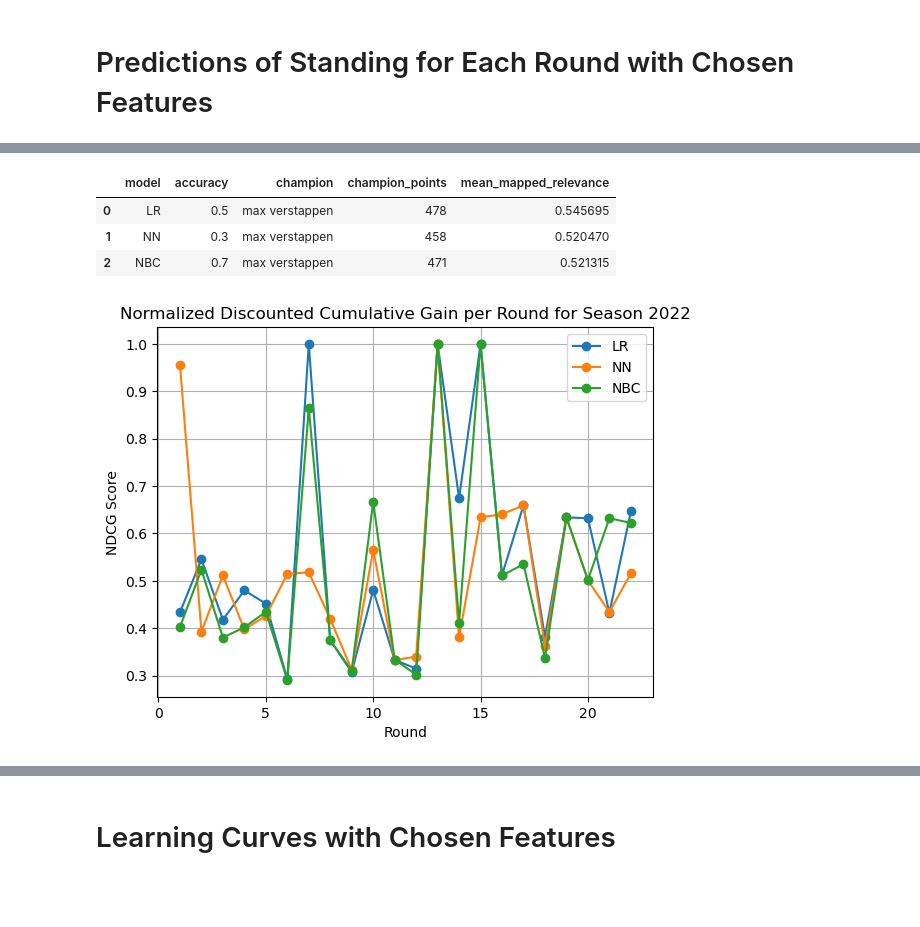
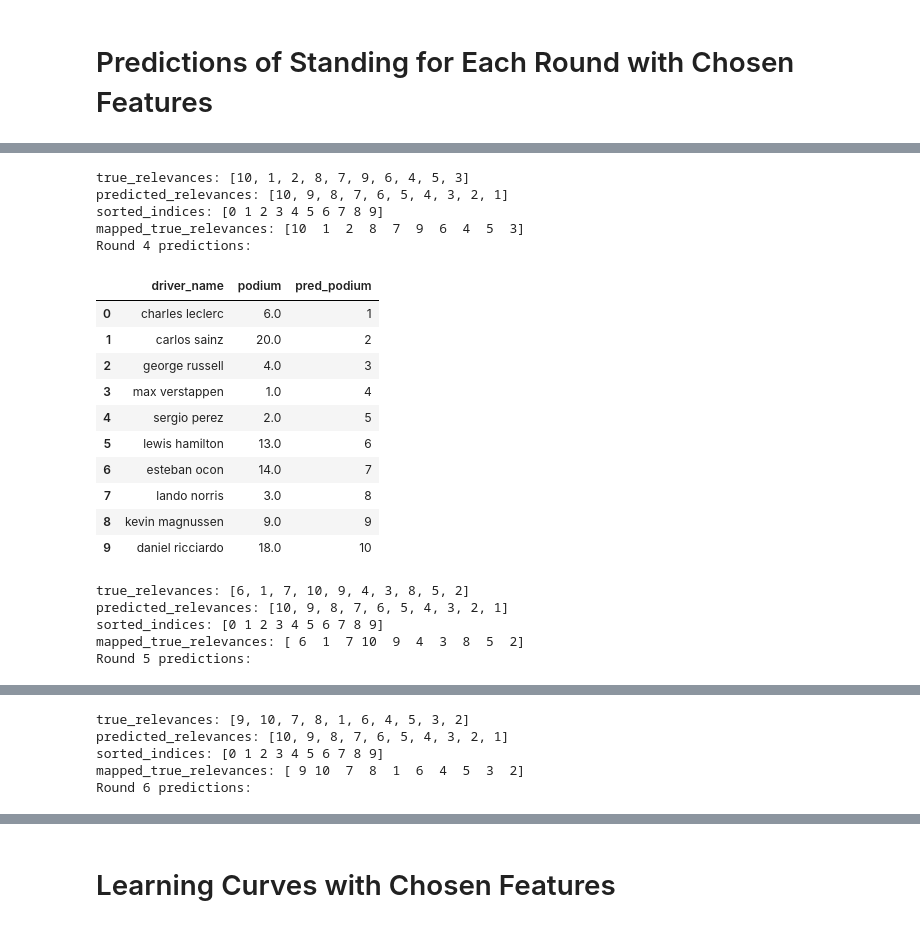
Before and after one commit to MauriceChiu7/573-f1, a Jupyter notebook: f1_models.ipynb, the cells around one changed output, grey strips where cells are left out. Saved outputs shown, nothing was run; the diff lists cells and outputs as text; code cells hidden in the pictures; blank space fills up the shorter version.

```diff
--- a/f1_models.ipynb
+++ b/f1_models.ipynb
@@ -83,8 +83,13 @@ def calculate_ndcg(relevances, p):
     return dcg / idcg if idcg != 0 else 0
 
 def map_true_relevances_to_predicted_order(true_relevances, predicted_relevances):
+    print(f"true_relevances: {true_relevances}")
+    print(f"predicted_relevances: {predicted_relevances}")
     sorted_indices = np.argsort(predicted_relevances)[::-1]
+    print(f"sorted_indices: {sorted_indices}")
+
     mapped_true_relevances = np.array(true_relevances)[sorted_indices]
+    print(f"mapped_true_relevances: {mapped_true_relevances}")
     return mapped_true_relevances
 
 #Finding season winners based on points
@@ -94,6 +99,14 @@ def assign_points(df):
     df['predicted_points'] = df.groupby('round').cumcount() + 1
     df['predicted_points'] = df['predicted_points'].map(points_system).fillna(0)
     return df
+
+def assign_relevance(values):
+    # Sorting the list in ascending order
+    sorted_values = sorted(values)
+    # Assigning points: highest (10) to lowest (1)
+    points = {value: 10 - i for i, value in enumerate(sorted_values)}
+    rel = [points[val] for val in values]
+    return rel
 
 def lr(X_train, y_train, X_test, y_test, output=False):
     scaler = StandardScaler()
@@ -125,8 +138,14 @@ def lr(X_train, y_train, X_test, y_test, output=False):
         round_predictions = round_predictions.reset_index(drop=True)
         round_predictions['pred_podium'] = round_predictions.index + 1
 
-        true_relevances = round_predictions['podium'].tolist()
-        predicted_relevances = round_predictions['pred_podium'].tolist()
+        print(f"Round {r} predictions:")
+        display(round_predictions[['driver_name', 'podium', 'pred_podium']])
+
+        podium_vals = round_predictions['podium'].tolist()
+        podium_vals = [int(val) for val in podium_vals]
+        true_relevances = assign_relevance(podium_vals)
+        predicted_relevances = assign_relevance(round_predictions['pred_podium'].tolist())
+
         # Map true relevances to the order of predicted relevances
         mapped_true_relevances = map_true_relevances_to_predicted_order(true_relevances, predicted_relevances)
         # Calculate NDCG for the mapped true relevances
@@ -185,8 +204,14 @@ def nn(X_train, y_train, X_test, y_test, output=False):
         round_predictions = round_predictions.reset_index(drop=True)
         round_predictions['pred_podium'] = round_predictions.index + 1
 
-        true_relevances = round_predictions['podium'].tolist()
-        predicted_relevances = round_predictions['pred_podium'].tolist()
+        print(f"Round {r} predictions:")
+        display(round_predictions[['driver_name', 'podium', 'pred_podium']])
+
+        podium_vals = round_predictions['podium'].tolist()
+        podium_vals = [int(val) for val in podium_vals]
+        true_relevances = assign_relevance(podium_vals)
+        predicted_relevances = assign_relevance(round_predictions['pred_podium'].tolist())
+
         # Map true relevances to the order of predicted relevances
         mapped_true_relevances = map_true_relevances_to_predicted_order(true_relevances, predicted_relevances)
         # Calculate NDCG for the mapped true relevances
@@ -245,8 +270,14 @@ def nbc(X_train, y_train, X_test, y_test, output=False):
         round_predictions = round_predictions.reset_index(drop=True)
         round_predictions['pred_podium'] = round_predictions.index + 1
 
-        true_relevances = round_predictions['podium'].tolist()
-        predicted_relevances = round_predictions['pred_podium'].tolist()
+        print(f"Round {r} predictions:")
+        display(round_predictions[['driver_name', 'podium', 'pred_podium']])
+
+        podium_vals = round_predictions['podium'].tolist()
+        podium_vals = [int(val) for val in podium_vals]
+        true_relevances = assign_relevance(podium_vals)
+        predicted_relevances = assign_relevance(round_predictions['pred_podium'].tolist())
+
         # Map true relevances to the order of predicted relevances
         mapped_true_relevances = map_true_relevances_to_predicted_order(true_relevances, predicted_relevances)
         # Calculate NDCG for the mapped true relevances
@@ -322,9 +353,9 @@ display(results_df)
 # display(y_test)
 
 plt.figure()
-plt.plot(range(1, len(lr_mapped_revs)+1), lr_mapped_revs, marker='o', label='LR')
-plt.plot(range(1, len(nn_mapped_revs)+1), nn_mapped_revs, marker='o', label='NN')
-plt.plot(range(1, len(nbc_mapped_revs)+1), nbc_mapped_revs, marker='o', label='NBC')
+plt.plot(range(1, len(lr_mapped_revs)+1), lr_mapped_revs, linestyle='--', marker='o', label='LR')
+plt.plot(range(1, len(nn_mapped_revs)+1), nn_mapped_revs, linestyle='--',marker='^', label='NN')
+plt.plot(range(1, len(nbc_mapped_revs)+1), nbc_mapped_revs, linestyle='--',marker='s', label='NBC')
 plt.xlabel('Round')
 plt.ylabel('NDCG Score')
 plt.legend()
@@ -371,5 +410,21 @@ Naiive Bayes Classifier
+true_relevances: [10, 1, 2, 8, 7, 9, 6, 4, 5, 3]
+predicted_relevances: [10, 9, 8, 7, 6, 5, 4, 3, 2, 1]
+sorted_indices: [0 1 2 3 4 5 6 7 8 9]
+mapped_true_relevances: [10  1  2  8  7  9  6  4  5  3]
+Round 4 predictions:
-|  | model | accuracy | champion | champion_points | mean_mapped_relevance |
-| 0 | LR | 0.5 | max verstappen | 478 | 0.545695 |
-| 1 | NN | 0.3 | max verstappen | 458 | 0.520470 |
-| 2 | NBC | 0.7 | max verstappen | 471 | 0.521315 |
+|  | driver_name | podium | pred_podium |
+| 0 | charles leclerc | 6.0 | 1 |
+| 1 | carlos sainz | 20.0 | 2 |
+| 2 | george russell | 4.0 | 3 |
+| 3 | max verstappen | 1.0 | 4 |
+| 4 | sergio perez | 2.0 | 5 |
+| 5 | lewis hamilton | 13.0 | 6 |
+| 6 | esteban ocon | 14.0 | 7 |
+| 7 | lando norris | 3.0 | 8 |
+| 8 | kevin magnussen | 9.0 | 9 |
+| 9 | daniel ricciardo | 18.0 | 10 |
-[figure, removed]
+true_relevances: [6, 1, 7, 10, 9, 4, 3, 8, 5, 2]
+predicted_relevances: [10, 9, 8, 7, 6, 5, 4, 3, 2, 1]
+sorted_indices: [0 1 2 3 4 5 6 7 8 9]
+mapped_true_relevances: [ 6  1  7 10  9  4  3  8  5  2]
+Round 5 predictions:
@@ -375,0 +442,5 @@ Naiive Bayes Classifier
+true_relevances: [9, 10, 7, 8, 1, 6, 4, 5, 3, 2]
+predicted_relevances: [10, 9, 8, 7, 6, 5, 4, 3, 2, 1]
+sorted_indices: [0 1 2 3 4 5 6 7 8 9]
+mapped_true_relevances: [ 9 10  7  8  1  6  4  5  3  2]
+Round 6 predictions:
```
Also changed, not shown: parts of 1 cell of this notebook, 1 other file.
